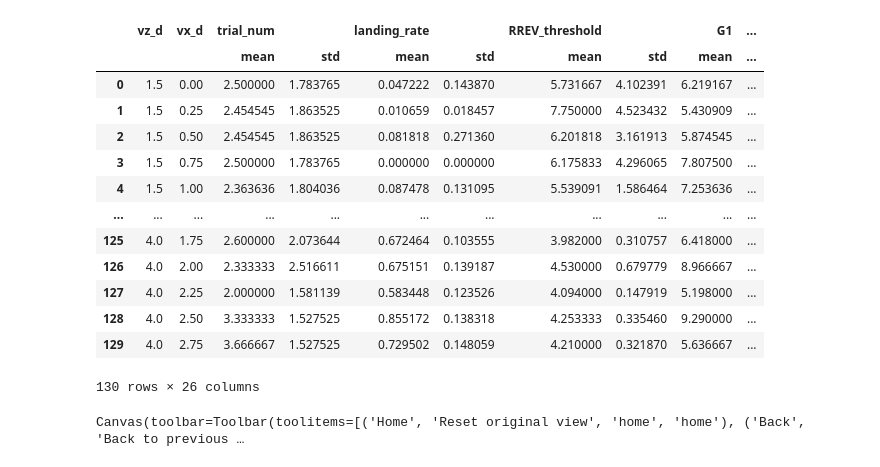
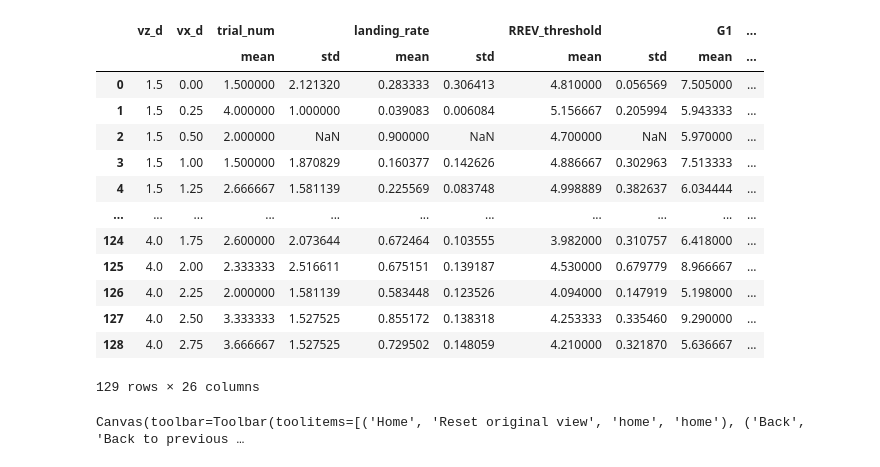
Before and after one commit to bhabas/sar_simulation, a Jupyter notebook: src/Projects/Wide-Short_DataAnalysis/Wide-Short_Analysis.ipynb, the cells around one changed output. Drawn from its saved outputs; the diff is of its cells as text; code cells hidden in the pictures.

```diff
--- a/src/Projects/Wide-Short_DataAnalysis/Wide-Short_Analysis.ipynb
+++ b/src/Projects/Wide-Short_DataAnalysis/Wide-Short_Analysis.ipynb
@@ -12,22 +12,28 @@ from matplotlib import cm
 # %%
 df = pd.read_csv("Wide-Short_Summary.csv")
 df['My_d'] = df['My_d'].apply(lambda x: -1*np.abs(x))
+
 df_avg = df.groupby(['vz_d','vx_d']).agg([np.mean,np.std]).reset_index()
-df_avg
+
+
+nan_df = df.dropna()
+nan_df_avg = nan_df.groupby(['vz_d','vx_d']).agg([np.mean,np.std]).reset_index()
+
+nan_df_avg
 # %% [output]
 |  | vz_d | vx_d | trial_num |  | landing_rate |  | RREV_threshold |  | G1 | ... |
 |  |  |  | mean | std | mean | std | mean | std | mean | ... |
-| 0 | 1.5 | 0.00 | 2.500000 | 1.783765 | 0.047222 | 0.143870 | 5.731667 | 4.102391 | 6.219167 | ... |
-| 1 | 1.5 | 0.25 | 2.454545 | 1.863525 | 0.010659 | 0.018457 | 7.750000 | 4.523432 | 5.430909 | ... |
-| 2 | 1.5 | 0.50 | 2.454545 | 1.863525 | 0.081818 | 0.271360 | 6.201818 | 3.161913 | 5.874545 | ... |
-| 3 | 1.5 | 0.75 | 2.500000 | 1.783765 | 0.000000 | 0.000000 | 6.175833 | 4.296065 | 7.807500 | ... |
-| 4 | 1.5 | 1.00 | 2.363636 | 1.804036 | 0.087478 | 0.131095 | 5.539091 | 1.586464 | 7.253636 | ... |
+| 0 | 1.5 | 0.00 | 1.500000 | 2.121320 | 0.283333 | 0.306413 | 4.810000 | 0.056569 | 7.505000 | ... |
+| 1 | 1.5 | 0.25 | 4.000000 | 1.000000 | 0.039083 | 0.006084 | 5.156667 | 0.205994 | 5.943333 | ... |
+| 2 | 1.5 | 0.50 | 2.000000 | NaN | 0.900000 | NaN | 4.700000 | NaN | 5.970000 | ... |
+| 3 | 1.5 | 1.00 | 1.500000 | 1.870829 | 0.160377 | 0.142626 | 4.886667 | 0.302963 | 7.513333 | ... |
+| 4 | 1.5 | 1.25 | 2.666667 | 1.581139 | 0.225569 | 0.083748 | 4.998889 | 0.382637 | 6.034444 | ... |
 | ... | ... | ... | ... | ... | ... | ... | ... | ... | ... | ... |
-| 125 | 4.0 | 1.75 | 2.600000 | 2.073644 | 0.672464 | 0.103555 | 3.982000 | 0.310757 | 6.418000 | ... |
-| 126 | 4.0 | 2.00 | 2.333333 | 2.516611 | 0.675151 | 0.139187 | 4.530000 | 0.679779 | 8.966667 | ... |
-| 127 | 4.0 | 2.25 | 2.000000 | 1.581139 | 0.583448 | 0.123526 | 4.094000 | 0.147919 | 5.198000 | ... |
-| 128 | 4.0 | 2.50 | 3.333333 | 1.527525 | 0.855172 | 0.138318 | 4.253333 | 0.335460 | 9.290000 | ... |
-| 129 | 4.0 | 2.75 | 3.666667 | 1.527525 | 0.729502 | 0.148059 | 4.210000 | 0.321870 | 5.636667 | ... |
+| 124 | 4.0 | 1.75 | 2.600000 | 2.073644 | 0.672464 | 0.103555 | 3.982000 | 0.310757 | 6.418000 | ... |
+| 125 | 4.0 | 2.00 | 2.333333 | 2.516611 | 0.675151 | 0.139187 | 4.530000 | 0.679779 | 8.966667 | ... |
+| 126 | 4.0 | 2.25 | 2.000000 | 1.581139 | 0.583448 | 0.123526 | 4.094000 | 0.147919 | 5.198000 | ... |
+| 127 | 4.0 | 2.50 | 3.333333 | 1.527525 | 0.855172 | 0.138318 | 4.253333 | 0.335460 | 9.290000 | ... |
+| 128 | 4.0 | 2.75 | 3.666667 | 1.527525 | 0.729502 | 0.148059 | 4.210000 | 0.321870 | 5.636667 | ... |
-130 rows × 26 columns
+129 rows × 26 columns
 # %%
 
```
Also changed, not shown: parts of 15 cells of this notebook, 8 other files.
